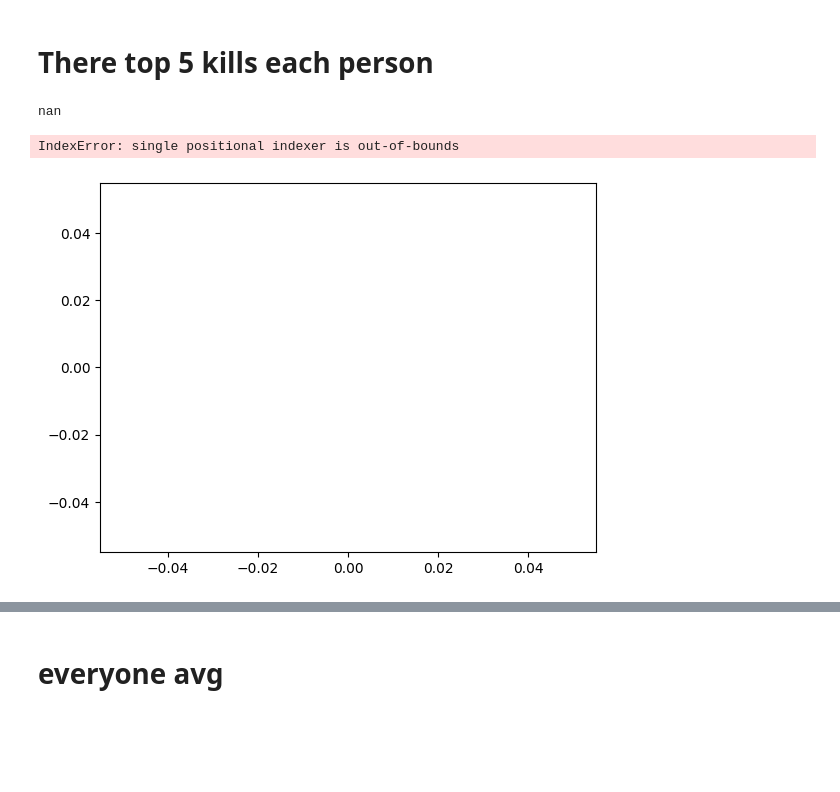
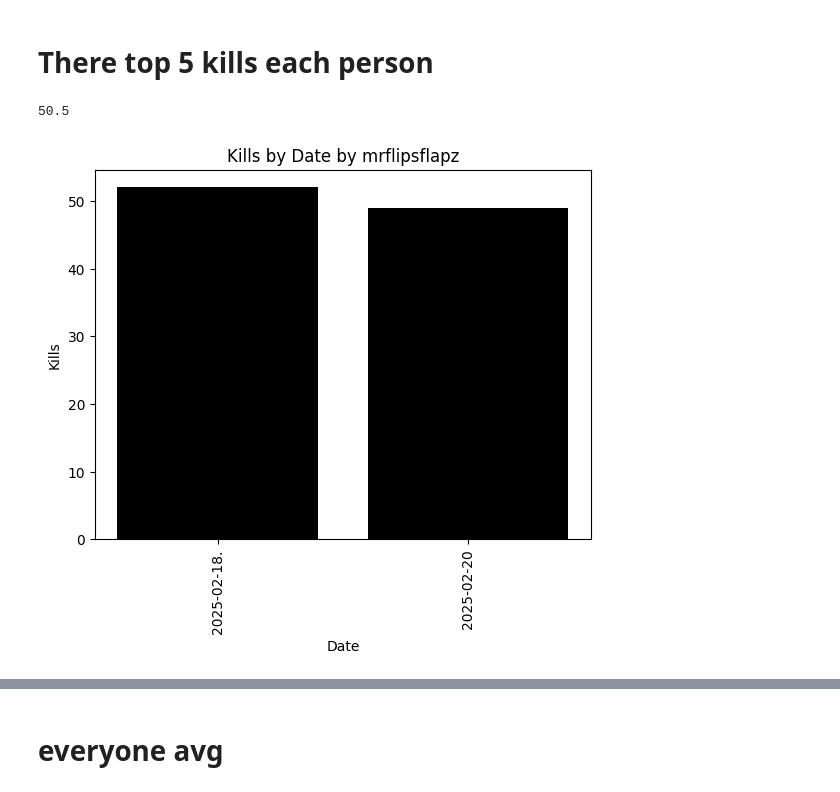
Before and after one commit to cakethehuman/brunswick-audit, a Jupyter notebook: special spikey/main.ipynb, the cells around one changed output, grey strips where cells are left out. Drawn from its saved outputs; the diff is of its cells as text; code cells hidden in the pictures; blank space fills up the shorter version.

```diff
--- a/special spikey/main.ipynb
+++ b/special spikey/main.ipynb
@@ -80,25 +89,24 @@ The average kills for everyone is:  45
 # %% [markdown]
 # There top 5 kills each person
 # %%
-find_avg = df[df["name"] == "jellyy112345"]
+find_avg = df[df["name"] == "mrflipsflapz"]
 #you can put anyname
 print(find_avg["kills"].mean())
 
 number_sort = find_avg["kills"].sort_values(ascending=False)
 
 plt.bar(find_avg.sort_values(ascending=False, by="kills")["date"], find_avg["kills"].sort_values(ascending=False), color='black')
 
 
 
 plt.title(f"Kills by Date by {find_avg['name'].iloc[0]}")
 plt.xticks(rotation=90)
 plt.xlabel("Date")
 plt.ylabel("Kills")
 plt.show()
 # %% [output]
-nan
+50.5
-IndexError: single positional indexer is out-of-bounds
-[figure, old version]
+[figure, new version]
 # %%
 df[df["name"] == "jellyy112345"]
 # %% [output]
```
Also changed, not shown: parts of 10 cells of this notebook, 2 other files.
